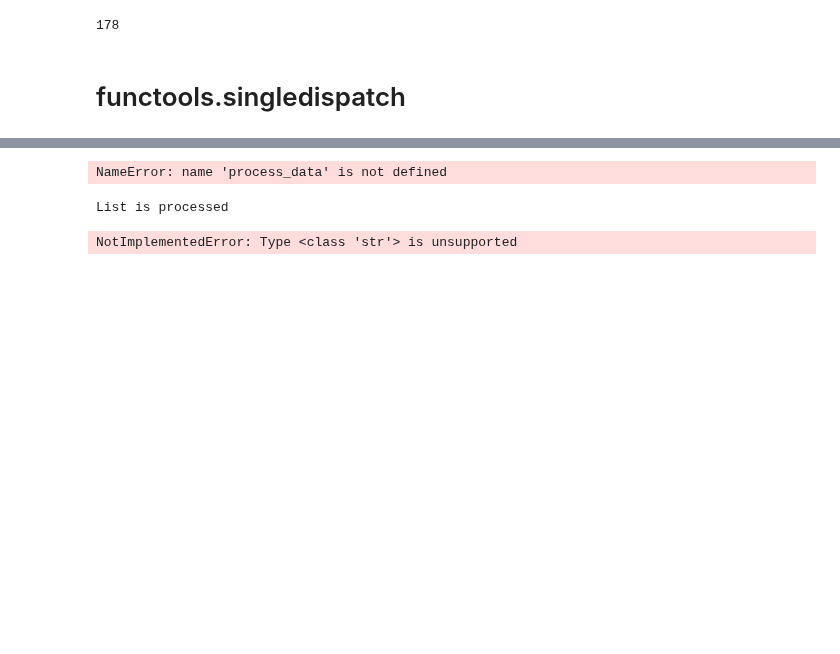
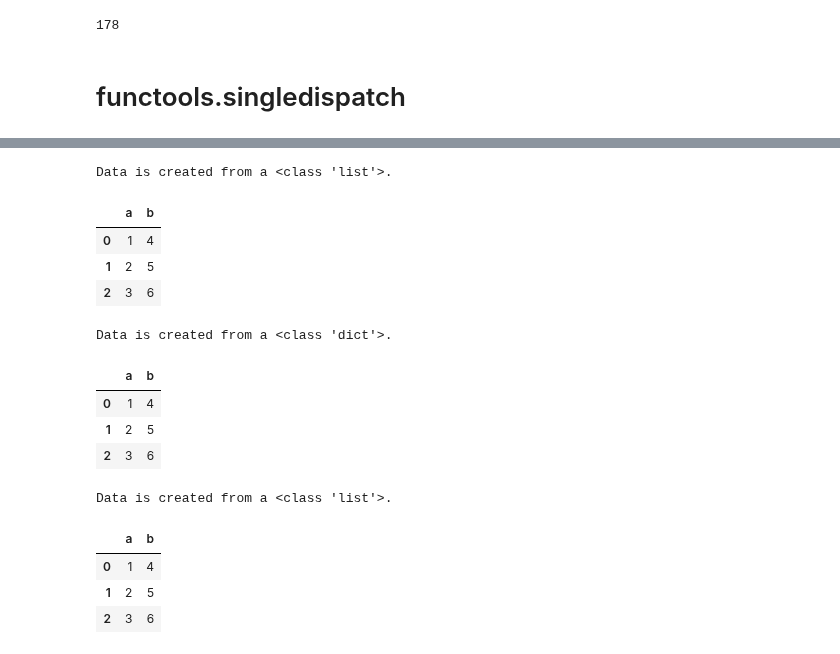
Before and after one commit to khuyentran1401/Data-science, a Jupyter notebook: python/functools example.ipynb, the cells around one changed output, grey strips where cells are left out. Drawn from its saved outputs; the diff is of its cells as text; code cells hidden in the pictures; blank space fills up the shorter version.

```diff
--- a/python/functools example.ipynb
+++ b/python/functools example.ipynb
@@ -81,3 +95,12 @@ def process_list(data: list):
+# %%
+data2 = [(1, 4), (2, 5), (3, 6)]
+create_data(data2)
+# %% [output]
+Data is created from a <class 'list'>.
+|  | a | b |
+| 0 | 1 | 4 |
+| 1 | 2 | 5 |
+| 2 | 3 | 6 |
 # %%
 from functools import singledispatch
 
@@ -97,16 +120,19 @@ def process_list(data: list):
 # %%
 data = {"a": [1, 2, 3], "b": [4, 5, 6]}
 
-process_data(data)
+create_data(data)
 # %% [output]
-NameError: name 'process_data' is not defined
+Data is created from a <class 'dict'>.
+|  | a | b |
+| 0 | 1 | 4 |
+| 1 | 2 | 5 |
+| 2 | 3 | 6 |
 # %%
-data2 = [{"a": [1, 2, 3]}, {"b": [4, 5, 6]}]
-
-process_data(data2)
+data2 = [(1, 4), (2, 5), (3, 6)]
+create_data(data2)
 # %% [output]
-List is processed
+Data is created from a <class 'list'>.
+|  | a | b |
+| 0 | 1 | 4 |
+| 1 | 2 | 5 |
+| 2 | 3 | 6 |
-# %%
-process_data('hello')
-# %% [output]
-NotImplementedError: Type <class 'str'> is unsupported
```
Also changed, not shown: parts of 8 cells of this notebook, 3 other files.
